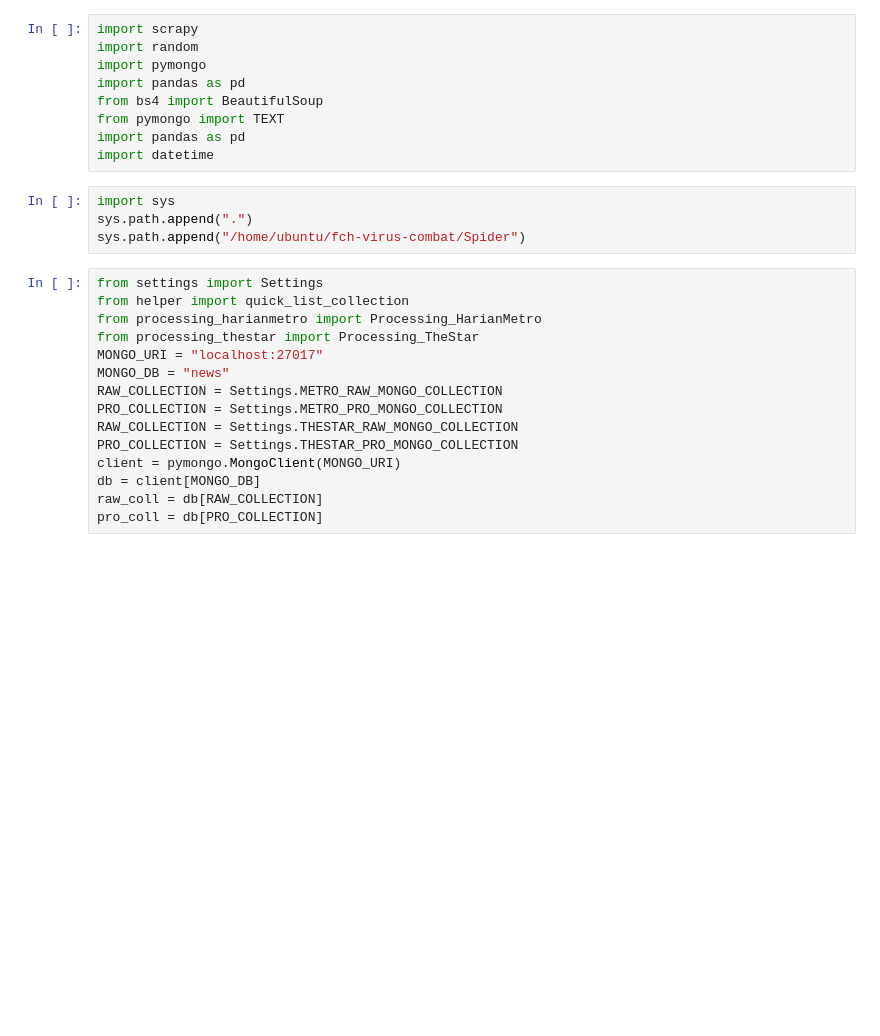
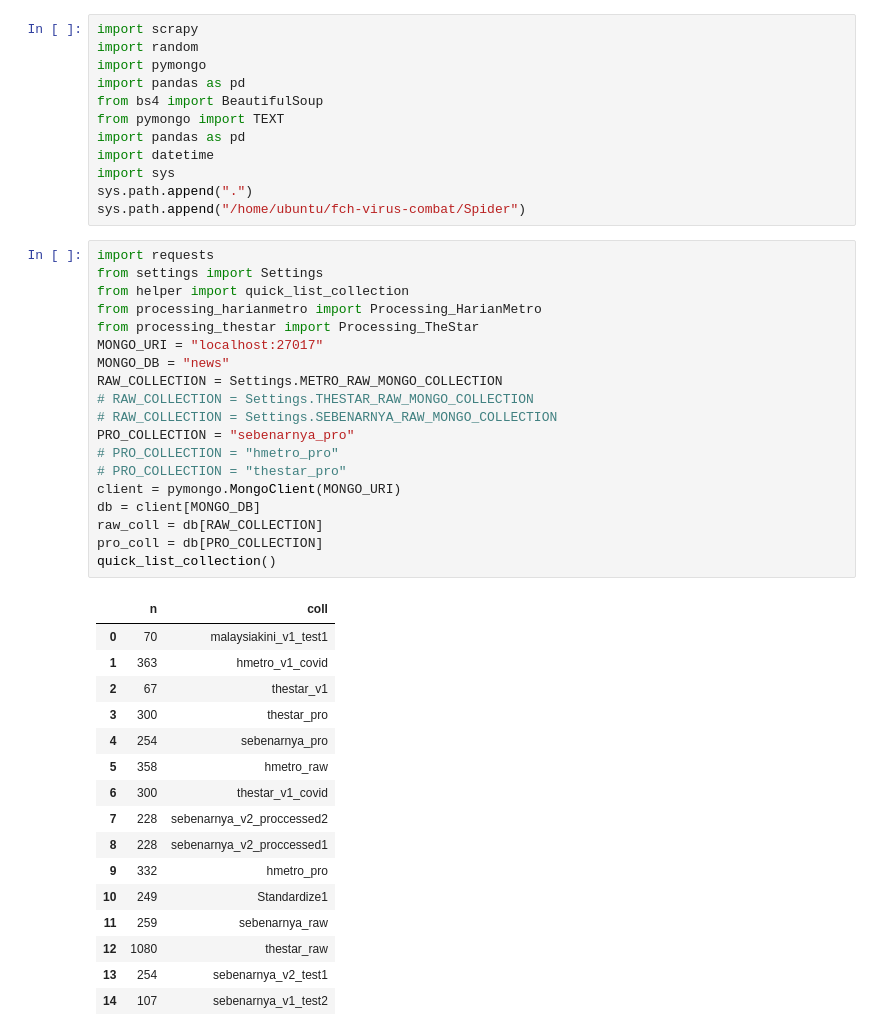
Before and after one commit to EnJunChoong/fch-virus-combat, a Jupyter notebook: Spider/debug.ipynb, the cells around one changed output. Saved outputs shown, nothing was run; the diff lists cells and outputs as text; blank space fills up the shorter version.

```diff
--- a/Spider/debug.ipynb
+++ b/Spider/debug.ipynb
@@ -7,22 +7,42 @@ from bs4 import BeautifulSoup
 from pymongo import TEXT
 import pandas as pd
 import datetime
+import sys
+sys.path.append(".")
+sys.path.append("/home/ubuntu/fch-virus-combat/Spider")
-# %%
-import sys
-sys.path.append(".")
-sys.path.append("/home/ubuntu/fch-virus-combat/Spider")
 # %%
+import requests
 from settings import Settings
 from helper import quick_list_collection
 from processing_harianmetro import Processing_HarianMetro
 from processing_thestar import Processing_TheStar
 MONGO_URI = "localhost:27017"
 MONGO_DB = "news"
 RAW_COLLECTION = Settings.METRO_RAW_MONGO_COLLECTION
-PRO_COLLECTION = Settings.METRO_PRO_MONGO_COLLECTION
-RAW_COLLECTION = Settings.THESTAR_RAW_MONGO_COLLECTION
-PRO_COLLECTION = Settings.THESTAR_PRO_MONGO_COLLECTION
+# RAW_COLLECTION = Settings.THESTAR_RAW_MONGO_COLLECTION
+# RAW_COLLECTION = Settings.SEBENARNYA_RAW_MONGO_COLLECTION
+PRO_COLLECTION = "sebenarnya_pro"
+# PRO_COLLECTION = "hmetro_pro"
+# PRO_COLLECTION = "thestar_pro"
 client = pymongo.MongoClient(MONGO_URI)
 db = client[MONGO_DB]
 raw_coll = db[RAW_COLLECTION]
 pro_coll = db[PRO_COLLECTION]
+quick_list_collection()
+# %% [output]
+|  | n | coll |
+| 0 | 70 | malaysiakini_v1_test1 |
+| 1 | 363 | hmetro_v1_covid |
+| 2 | 67 | thestar_v1 |
+| 3 | 300 | thestar_pro |
+| 4 | 254 | sebenarnya_pro |
+| 5 | 358 | hmetro_raw |
+| 6 | 300 | thestar_v1_covid |
+| 7 | 228 | sebenarnya_v2_proccessed2 |
+| 8 | 228 | sebenarnya_v2_proccessed1 |
+| 9 | 332 | hmetro_pro |
+| 10 | 249 | Standardize1 |
+| 11 | 259 | sebenarnya_raw |
+| 12 | 1080 | thestar_raw |
+| 13 | 254 | sebenarnya_v2_test1 |
+| 14 | 107 | sebenarnya_v1_test2 |
```
Also changed, not shown: parts of 16 cells of this notebook, 52 other files.
